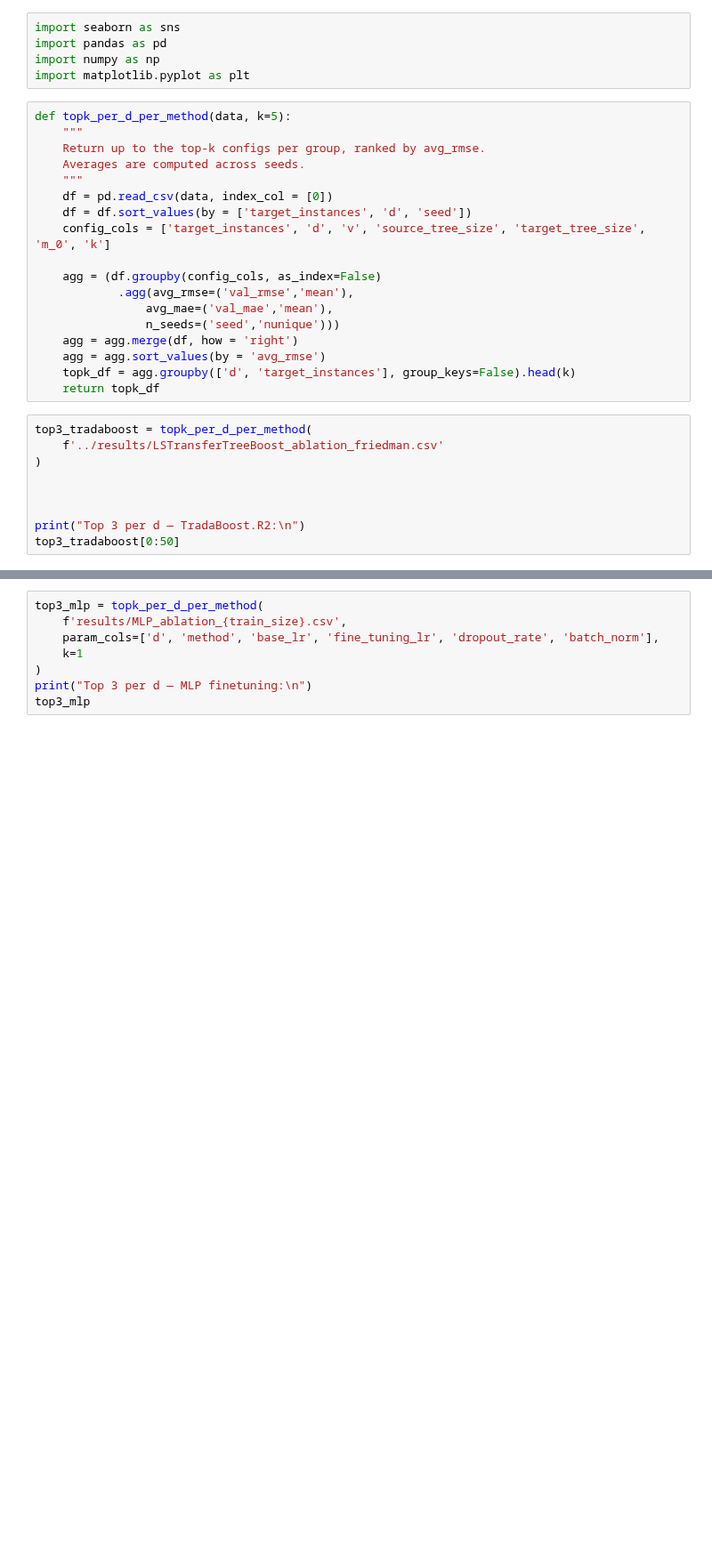
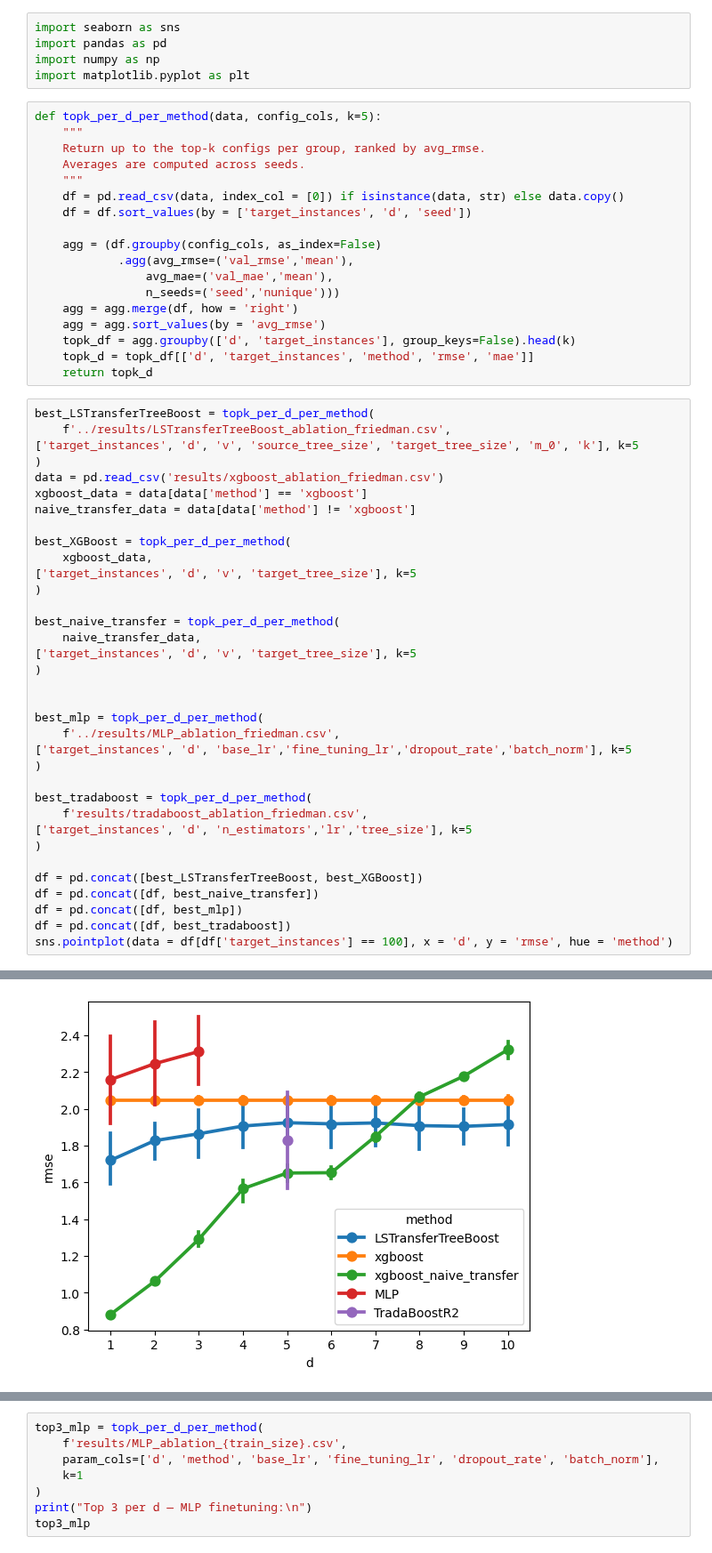
Before and after one commit to DageBjorne/transfertreeboost, a Jupyter notebook: experiments/viz.ipynb, the cells around one changed output, grey strips where cells are left out. Shown at 89% size. Cells and saved outputs as stored; diff of their text form; blank space fills up the shorter version.

Commit message:
tradaboost + viz_sim complete

```diff
--- a/experiments/viz.ipynb
+++ b/experiments/viz.ipynb
@@ -4,14 +4,13 @@ import pandas as pd
 import numpy as np
 import matplotlib.pyplot as plt
 # %%
-def topk_per_d_per_method(data, k=5):
+def topk_per_d_per_method(data, config_cols, k=5):
     """
     Return up to the top-k configs per group, ranked by avg_rmse.
     Averages are computed across seeds.
     """
-    df = pd.read_csv(data, index_col = [0])
+    df = pd.read_csv(data, index_col = [0]) if isinstance(data, str) else data.copy()
     df = df.sort_values(by = ['target_instances', 'd', 'seed'])
-    config_cols = ['target_instances', 'd', 'v', 'source_tree_size', 'target_tree_size', 'm_0', 'k']
 
     agg = (df.groupby(config_cols, as_index=False)
             .agg(avg_rmse=('val_rmse','mean'),
@@ -20,14 +19,41 @@ def topk_per_d_per_method(data, k=5):
     agg = agg.merge(df, how = 'right')
     agg = agg.sort_values(by = 'avg_rmse')
     topk_df = agg.groupby(['d', 'target_instances'], group_keys=False).head(k)
-    return topk_df
+    topk_d = topk_df[['d', 'target_instances', 'method', 'rmse', 'mae']]
+    return topk_d
 # %%
-top3_tradaboost = topk_per_d_per_method(
-    f'../results/LSTransferTreeBoost_ablation_friedman.csv'
+best_LSTransferTreeBoost = topk_per_d_per_method(
+    f'../results/LSTransferTreeBoost_ablation_friedman.csv',
+['target_instances', 'd', 'v', 'source_tree_size', 'target_tree_size', 'm_0', 'k'], k=5
+)
+data = pd.read_csv('results/xgboost_ablation_friedman.csv')
+xgboost_data = data[data['method'] == 'xgboost']
+naive_transfer_data = data[data['method'] != 'xgboost']
+
+best_XGBoost = topk_per_d_per_method(
+    xgboost_data,
+['target_instances', 'd', 'v', 'target_tree_size'], k=5
+)
+
+best_naive_transfer = topk_per_d_per_method(
+    naive_transfer_data,
+['target_instances', 'd', 'v', 'target_tree_size'], k=5
 )
 
 
+best_mlp = topk_per_d_per_method(
+    f'../results/MLP_ablation_friedman.csv',
+['target_instances', 'd', 'base_lr','fine_tuning_lr','dropout_rate','batch_norm'], k=5
+)
 
-print("Top 3 per d — TradaBoost.R2:\n")
-top3_tradaboost[0:50]
+best_tradaboost = topk_per_d_per_method(
+    f'results/tradaboost_ablation_friedman.csv',
+['target_instances', 'd', 'n_estimators','lr','tree_size'], k=5
+)
+
+df = pd.concat([best_LSTransferTreeBoost, best_XGBoost])
+df = pd.concat([df, best_naive_transfer])
+df = pd.concat([df, best_mlp])
+df = pd.concat([df, best_tradaboost])
+sns.pointplot(data = df[df['target_instances'] == 100], x = 'd', y = 'rmse', hue = 'method')
 # %% [output]
@@ -52,3 +61,4 @@ Top 3 per d — TradaBoost.R2:
+[figure, added]
 # %%
 top_tradaboost = topk_per_d_per_method(
     f'../results/LSTransferTreeBoost_ablation_friedman.csv'
```
Also changed, not shown: parts of 2 cells of this notebook, 4 other files.
